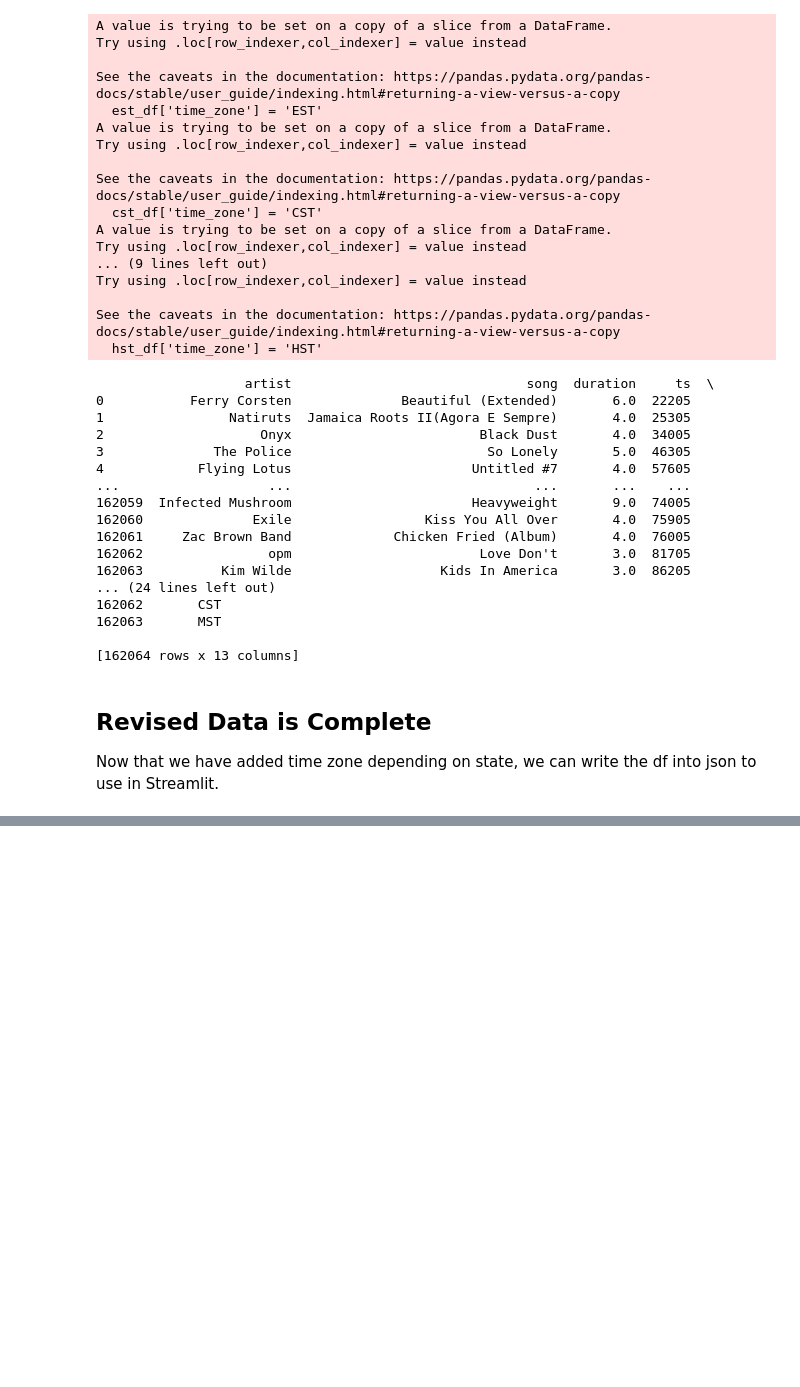
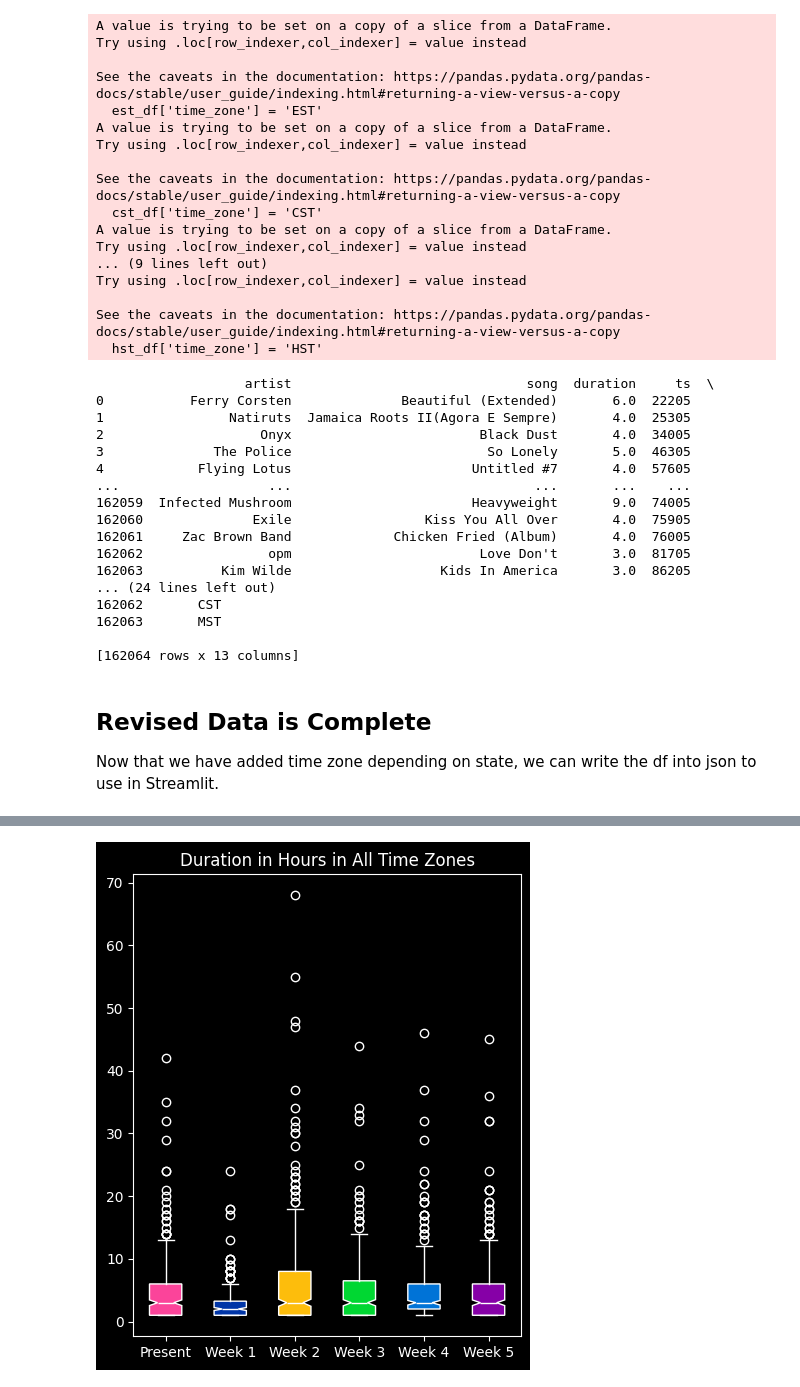
Before and after one commit to mnawar27/CaDence_nb.st_version, a Jupyter notebook: CaDence.ipynb, the cells around one changed output, grey strips where cells are left out. Saved outputs shown, nothing was run; the diff lists cells and outputs as text; code cells hidden in the pictures; blank space fills up the shorter version.

```diff
--- a/CaDence.ipynb
+++ b/CaDence.ipynb
@@ -717,0 +767,82 @@ please(df_selected_week)
+# %%
+allPlaces=['EST','CST','MST','PST','HST']
+sb_tz = allPlaces
+sb_wk = ['Present','Week 1','Week 2','Week 3','Week 4','Week 5']
+
+
+df_seled_wk =pd.DataFrame(columns=['artist', 'song','duration','ts','sessionId','level','state','userAgent','userId','firstName','gender','week','time_zone'])
+
+for i in sb_tz:
+  select_tz= omega_raw.loc[omega_raw['time_zone'] == i]
+  df_seled_wk=pd.concat([df_seled_wk,select_tz])
+df_selected_week= df_seled_wk[df_seled_wk['week'].isin(sb_wk)]
+
+def duration(df_selected_week):
+  if sb_tz==allPlaces:
+        label_tz="All Time Zones"
+  else:
+        label_tz=sb_tz
+  end=[]
+  chart_y=[]
+  ######################### THIS CODE IS GOOD DO NOT TOUCH
+  for i in sb_wk:
+    chart_y.append(i)
+    total_dur=df_selected_week.loc[df_selected_week['week'] == i]
+    total_dur=total_dur.groupby('userId')['duration'].sum().sort_values(ascending=False)
+    total_dur=total_dur.reset_index(drop=False)
+    total_dur=total_dur['duration']//60
+    total_dur=total_dur[total_dur!=0]
+    print(total_dur.median())
+    end.append(total_dur)
+
+
+  fig=plt.figure(figsize=(5,6))
+  fig.set_facecolor("black")
+  dur=plt.boxplot(end,notch=True,patch_artist=True)
+  labels = chart_y
+  plt.xticks(np.arange(1, len(end) + 1), labels)
+  colors = ['#fb449a', '#0035a7', '#fdbd0c', '#00d732', '#0073d7','#8600a7']
+  for patch, color in zip(dur['boxes'], colors):
+    patch.set_facecolor(color)
+  for median in dur['medians']:
+    median.set_color('white')
+  plt.title(f"Duration in Hours in {label_tz}")
+
+  plt.show()
+  #   ####################### UserID Still attached ABOVE, Removed BELOW
+  #   total_dur_sum=total_dur['duration'].sum()
+  #   total_dur_sum=total_dur_sum//60
+  #   unrefined.append(total_dur_sum)
+  #   print(total_dur)
+  #   print(f"total median:{total_median}")
+  #   ##### Find da Outliers
+  #   q1 = total_dur.quantile(0.25)
+  #   q3 = total_dur.quantile(0.75)
+  #   IQR = q3 - q1
+  #   no_outliers = total_dur[(q1 - 1.5*IQR < total_dur) &  (total_dur < q3 + 1.5*IQR)]
+  #   refined_sum=no_outliers['duration'].sum()
+  #   refined_sum=refined_sum//60
+  #   refined.append(refined_sum)
+  # ########################## END OF CORE LOGIC
+  #   results=pd.DataFrame({i:{'Unrefined Sum': [total_dur_sum], 'Refined Sum': [refined_sum]}})
+  #   resultsBig.append(results)
+  #   print(results)
+
+  # results_final=pd.concat(resultsBig)
+
+
+  # fig, ax = plt.subplots()
+  # plt.figure(facecolor="black")
+  # plt.stackplot(chart_y,unrefined, color='#8600a7')
+  # plt.stackplot(chart_y,refined, color='#0035a7')
+  # ax.set_facecolor('black')
+
+  # plt.xlim(0, len(chart_y))
+  # ax.set_xticklabels(chart_y)
+
+
+    #refined
+
+
+duration(df_selected_week)
+# %% [output]
@@ -718,3 +855,4 @@ please(df_selected_week)
+[figure, added]
 # %%
 df_selected_tz = omega_raw
 selected_week='Present'
```
Also changed, not shown: parts of 17 cells of this notebook, 4 other files.
